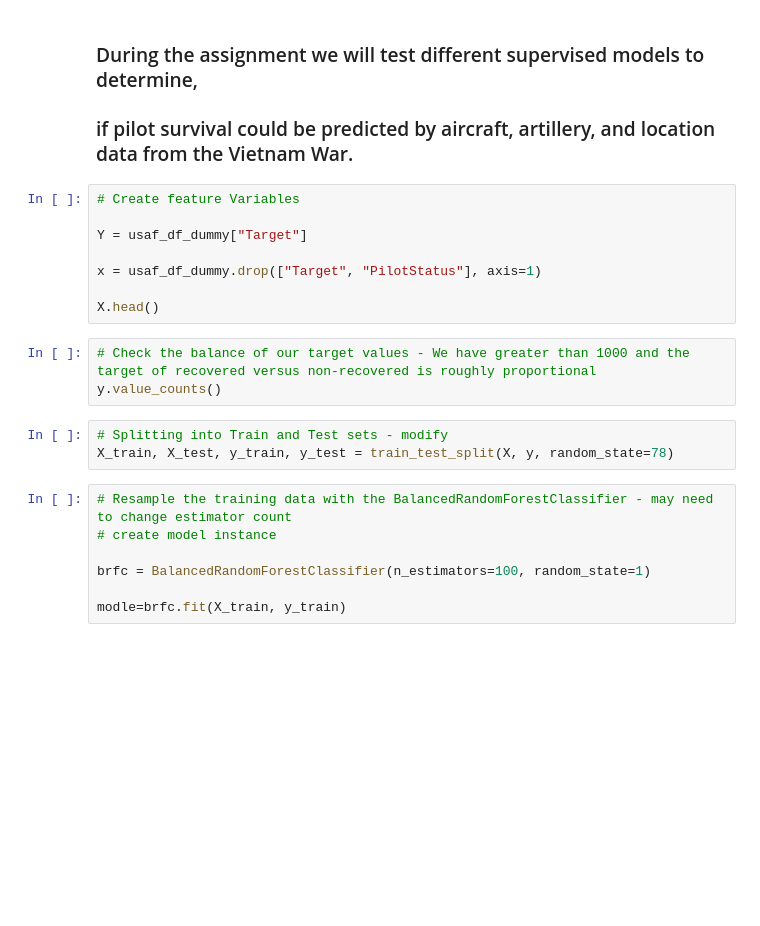
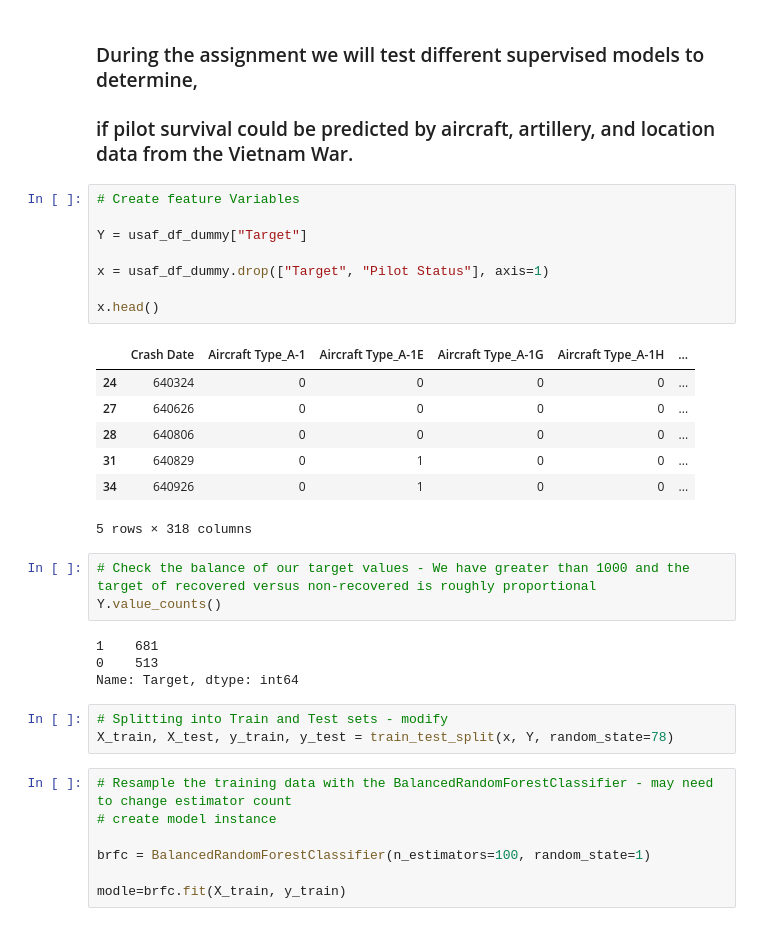
Before and after one commit to MichaelG-B/Capstone_Project, a Jupyter notebook: Capstone Project/Machine Learning/draftml_modle.ipynb, the cells around one changed output. Saved outputs shown, nothing was run; the diff lists cells and outputs as text; blank space fills up the shorter version.

```diff
--- a/Capstone Project/Machine Learning/draftml_modle.ipynb
+++ b/Capstone Project/Machine Learning/draftml_modle.ipynb
@@ -111,17 +159,29 @@ usaf_df_dummy["Target"].value_counts
 # %%
 # Create feature Variables
 
 Y = usaf_df_dummy["Target"]
 
-x = usaf_df_dummy.drop(["Target", "PilotStatus"], axis=1)
+x = usaf_df_dummy.drop(["Target", "Pilot Status"], axis=1)
 
-X.head()
+x.head()
+# %% [output]
+|  | Crash Date | Aircraft Type_A-1 | Aircraft Type_A-1E | Aircraft Type_A-1G | Aircraft Type_A-1H | ... |
+| 24 | 640324 | 0 | 0 | 0 | 0 | ... |
+| 27 | 640626 | 0 | 0 | 0 | 0 | ... |
+| 28 | 640806 | 0 | 0 | 0 | 0 | ... |
+| 31 | 640829 | 0 | 1 | 0 | 0 | ... |
+| 34 | 640926 | 0 | 1 | 0 | 0 | ... |
+5 rows × 318 columns
 # %%
 # Check the balance of our target values - We have greater than 1000 and the target of recovered versus non-recovered is roughly proportional
-y.value_counts()
+Y.value_counts()
+# %% [output]
+1    681
+0    513
+Name: Target, dtype: int64
 # %%
 # Splitting into Train and Test sets - modify
-X_train, X_test, y_train, y_test = train_test_split(X, y, random_state=78)
+X_train, X_test, y_train, y_test = train_test_split(x, Y, random_state=78)
 # %%
 # Resample the training data with the BalancedRandomForestClassifier - may need to change estimator count
 # create model instance
```
Also changed, not shown: parts of 11 cells of this notebook.
